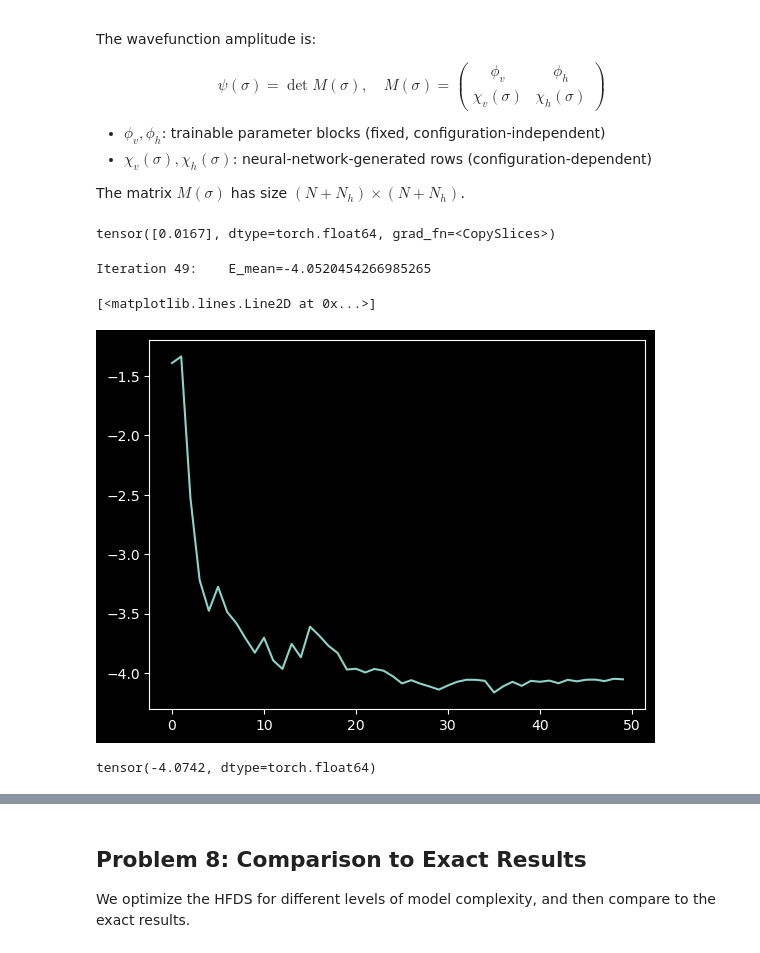
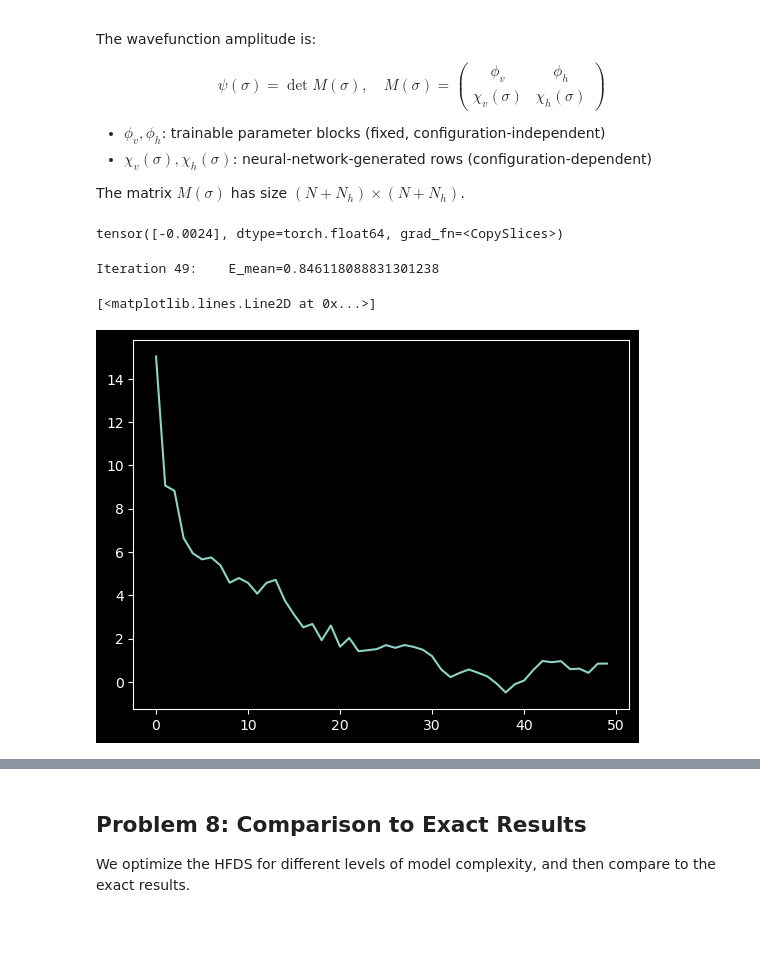
Before and after one commit to broschli/fopra, a Jupyter notebook: neural_quantum_states/FoPra_NQS_day2_Linus.ipynb, the cells around one changed output, grey strips where cells are left out. Drawn from its saved outputs; the diff is of its cells as text; code cells hidden in the pictures.

```diff
--- a/neural_quantum_states/FoPra_NQS_day2_Linus.ipynb
+++ b/neural_quantum_states/FoPra_NQS_day2_Linus.ipynb
@@ -341,3 +336,0 @@ build_tv_hamiltonian(5,5,4, 1, 1, pbc=False)
-# %%
-H = build_tv_hamiltonian(3, 3, 4, 1, 1, pbc=False)
-eigsh(H.tocsr(), 5, which="SA")[0]
@@ -346,6 +339,9 @@ array([-4.44352485, -4.36306121, -4.1575777 , -3.1209067 , -3.1209067 ])
 # %%
-Lx = 5
-Ly = 5
-Nf = 5
+# define system
+Lx = 4
+Ly = 4
+Nf = 8
 basis = build_fock_basis(Lx*Ly, Nf)
-energy, state = groundstate_ed_tv(Lx, Ly, Nf, 1, 1, pbc=False)
+
+en, gs = groundstate_ed_tv(Lx, Ly, Nf, 1, 1, pbc=False)
+print(f"E = {en}")
@@ -822,30 +856,18 @@ class HiddenFermionDeterminantState(nn.Module):
 model = HiddenFermionDeterminantState(9, 2, 4, hidden_dims=(32, 32))
 sigmas = build_fock_basis(9, 2)
 s = sigmas[0]
-# model.log_psi(torch.tensor([s]))
 model.forward([s])
 # %% [output]
-tensor([0.0167], dtype=torch.float64, grad_fn=<CopySlices>)
+tensor([-0.0024], dtype=torch.float64, grad_fn=<CopySlices>)
 # %%
-model = HiddenFermionDeterminantState(9, 2, 4, hidden_dims=(32,))
-H = build_tv_hamiltonian(3, 3, 2, 1, 1, pbc=False)
+# test model
+model = HiddenFermionDeterminantState(9, 5, 3, hidden_dims=(32,))
+H = build_tv_hamiltonian(3, 3, 5, 1, 5, pbc=False)
 basis_dict = build_basis_dict(build_fock_basis(model.n_sites, model.n_fermions))
-samples_idx = metropolis_sampler_fermions(model, 10, 10, basis_dict=basis_dict)
 # %%
-train_params = (50, 200, 1e-1)
-# his = vmc_train_fermions(model, H, n_iter=50, n_samples=200, lr=1e-1)
-his = vmc_train_fermions(model, H, *train_params)
-plt.style.use("dark_background")
+his = vmc_train_fermions(model, H, n_iter=50, n_samples=200, lr=1e-2)
 plt.plot(np.arange(0, 50), np.array(his).real)
 # %% [output]
-Iteration 49:    E_mean=-4.0520454266985265
+Iteration 49:    E_mean=0.846118088831301238
 [<matplotlib.lines.Line2D at 0x...>]
-[figure, old version]
+[figure, new version]
-# %%
-H = build_tv_hamiltonian(3, 3, 2, 1, 1, pbc=False)
-basis_dict = build_basis_dict(build_fock_basis(model.n_sites, model.n_fermions))
-samples_idx = metropolis_sampler_fermions(model, 300, 100, basis_dict=basis_dict)
-
-local_energy_tv(model, samples_idx, H, basis_dict).mean()
-# %% [output]
-tensor(-4.0742, dtype=torch.float64)
```
Also changed, not shown: parts of 36 cells of this notebook.
